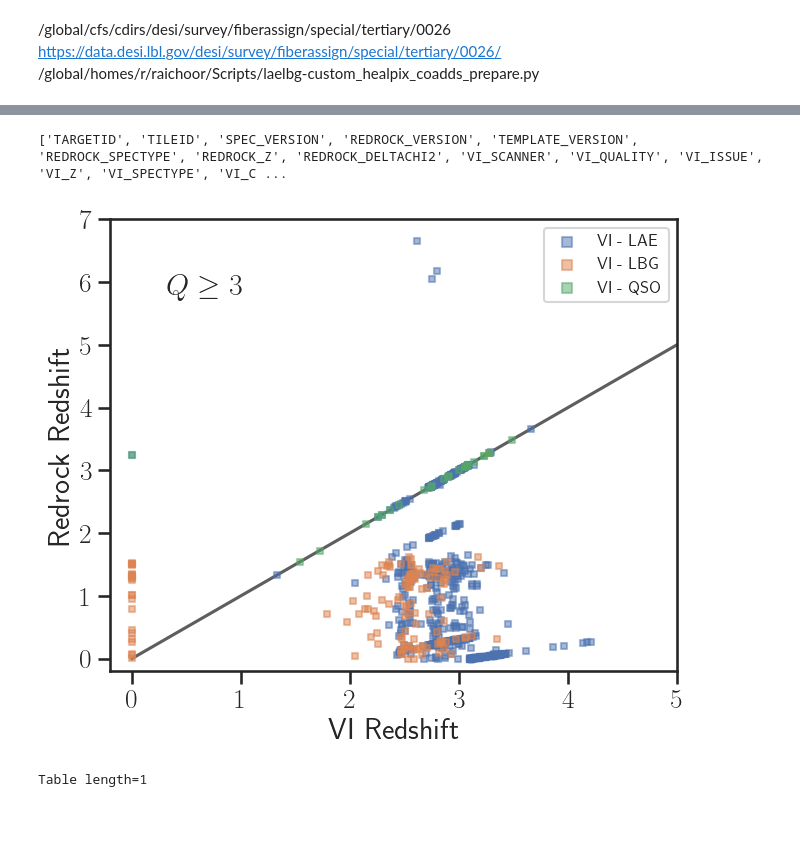
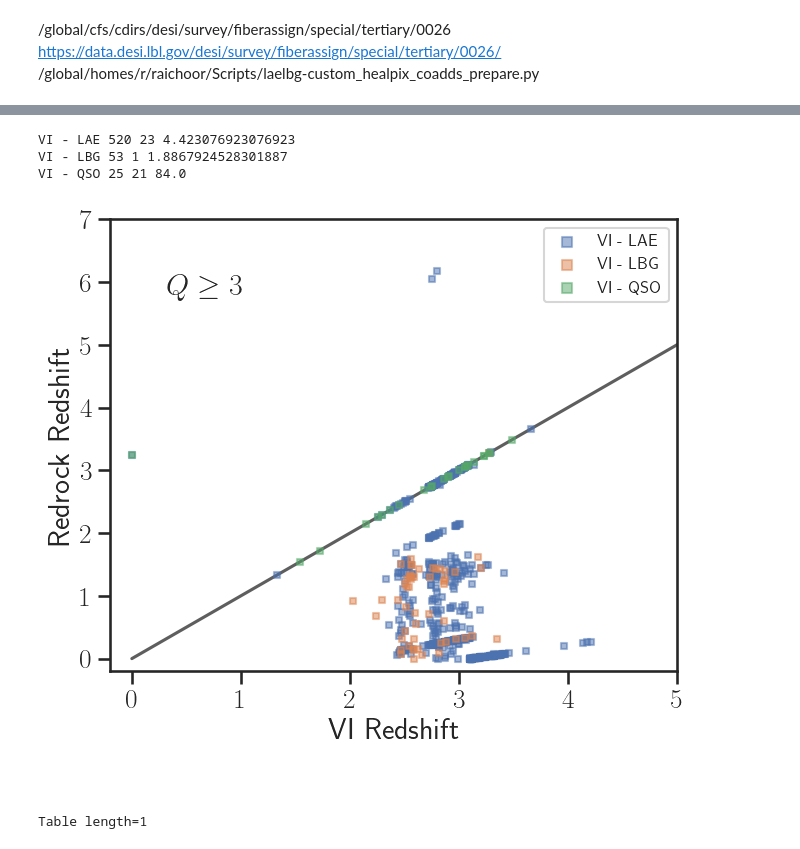
Before and after one commit to moustakas/fastspecfit-projects, a Jupyter notebook: laelbg-templates/lae-templates-tertiary26.ipynb, the cells around one changed output, grey strips where cells are left out. Saved outputs shown, nothing was run; the diff lists cells and outputs as text; code cells hidden in the pictures; blank space fills up the shorter version.

Commit message:
final plots

```diff
--- a/laelbg-templates/lae-templates-tertiary26.ipynb
+++ b/laelbg-templates/lae-templates-tertiary26.ipynb
@@ -30,3 +31,12 @@ desi_root = os.getenv('DESI_ROOT')
 datadir = desi_root+'/users/raichoor/laelbg/daily/healpix/tertiary26-thru20230416'
 fastdir = desi_root+'/users/ioannis/tertiary/tertiary26'
 figdir = os.getenv('HOME')+'/research/talks/2023/23jul18-laelbg'
+# %%
+nmfredrockfile = os.path.join(fastdir, 'redrock-nmf.fits')
+if not os.path.isfile(nmfredrockfile):
+    redrock = []
+    for redfile in glob(os.path.join(fastdir, 'redrock-nmf-*.fits')):
+        redrock.append(fitsio.read(redfile))
+    redrock = Table(np.hstack(redrock))
+    redrock.write(nmfredrockfile, overwrite=True)
+    print('Wrote {} objects to {}'.format(len(redrock), nmfredrockfile))
@@ -32,0 +45,3 @@ figdir = os.getenv('HOME')+'/research/talks/2023/23jul18-laelbg'
+# %%
+merge = Table(fitsio.read(nmfredrockfile))
+merge
@@ -32,0 +67,4 @@ figdir = os.getenv('HOME')+'/research/talks/2023/23jul18-laelbg'
+# %%
+vifile = os.path.join(fastdir, 'VI_dey_Subaru.fits.gz')
+vi = Table(fitsio.read(vifile))
+vi[(vi['VI_Z'] == 0.0) * (vi['VI_QUALITY'] >= 3)]
@@ -39,15 +146,15 @@ def zvi_vs_zredrock():
     vifile = os.path.join(fastdir, 'VI_dey_Subaru.fits.gz')
     vi = Table(fitsio.read(vifile))
     vi.rename_column('VI_TARGETID', 'TARGETID')
-    print(vi.colnames)
+    #print(vi.colnames)
 
     I = np.hstack([np.where(merge['TARGETID'] == tid)[0] for tid in vi['TARGETID']])
     merge = merge[I]
     assert(np.all(merge['TARGETID'] == vi['TARGETID']))
 
-    iqso = np.where(['qso' in comment.lower() or 'agn' in comment.lower() for comment in vi['VI_COMMENT']])[0]
-    ilae = np.where(['lae' in comment.lower() for comment in vi['VI_COMMENT']])[0]
-    ilbg = np.where(['lbg' in comment.lower() for comment in vi['VI_COMMENT']])[0]
+    iqso = np.where((vi['VI_QUALITY'] >= 3) * np.array(['qso' in comment.lower() or 'agn' in comment.lower() for comment in vi['VI_COMMENT']]))[0]
+    ilae = np.where((vi['VI_QUALITY'] >= 3) * np.array(['lae' in comment.lower() for comment in vi['VI_COMMENT']]))[0]
+    ilbg = np.where((vi['VI_QUALITY'] >= 3) * np.array(['lbg' in comment.lower() for comment in vi['VI_COMMENT']]))[0]
 
     fig, ax = plt.subplots(figsize=(7, 6))
     if False:
@@ -56,35 +163,41 @@ def zvi_vs_zredrock():
                 continue
             I = qual == vi['VI_QUALITY']
             ax.scatter(vi['VI_Z'][I], merge['Z'][I], s=30, marker='s', #color='orange',
                        alpha=0.5, label=f'Q={qual}')
     elif False:
         for spectype in sorted(set(vi['REDROCK_SPECTYPE'])):
             I = (spectype == vi['REDROCK_SPECTYPE']) * (vi['VI_QUALITY'] > 3)
             ax.scatter(vi['VI_Z'][I], merge['Z'][I], s=15, marker='s', #color='orange',
                        alpha=0.5, label=spectype)
     else:
         for I, label in zip([ilae, ilbg, iqso], ['VI - LAE', 'VI - LBG', 'VI - QSO']):
+            N = np.sum(np.abs(vi['VI_Z'][I]-merge['Z'][I]) < 1e-3)
+            print(label, len(I), N, 100*N/len(I))
             ax.scatter(vi['VI_Z'][I], merge['Z'][I], s=15, marker='s', #color='orange',
                        alpha=0.5, label=label)
 
     ax.legend(loc='upper right', fontsize=12, markerscale=2)#ncols=2)
     ax.set_xlim(-0.2, 5)
     ax.set_ylim(-0.2, 7)
     ax.plot([0, 7], [0, 7], color='k', alpha=0.7, zorder=-1)
     plt.rcParams['text.usetex'] = True
     ax.text(0.1, 0.85, '$Q \ge 3$', ha='left', va='center', transform=ax.transAxes)
     ax.set_xlabel('VI Redshift')
     ax.set_ylabel('Redrock Redshift')
 
     fig.tight_layout()
     fig.savefig(figdir+'/zvi-vs-zredrock.png')
 
     return vi
 
 zvi = zvi_vs_zredrock()
 # %% [output]
-['TARGETID', 'TILEID', 'SPEC_VERSION', 'REDROCK_VERSION', 'TEMPLATE_VERSION', 'REDROCK_SPECTYPE', 'REDROCK_Z', 'REDROCK_DELTACHI2', 'VI_SCANNER', 'VI_QUALITY', 'VI_ISSUE', 'VI_Z', 'VI_SPECTYPE', 'VI_C ...
+VI - LAE 520 23 4.423076923076923
+VI - LBG 53 1 1.8867924528301887
+VI - QSO 25 21 84.0
-[figure, old version]
+[figure, new version]
+# %% [markdown]
+#####
 # %%
 zvi[zvi['TARGETID'] == 39089837499746048]
 # %% [output]
```
Also changed, not shown: parts of 5 cells of this notebook, 1 other file.
